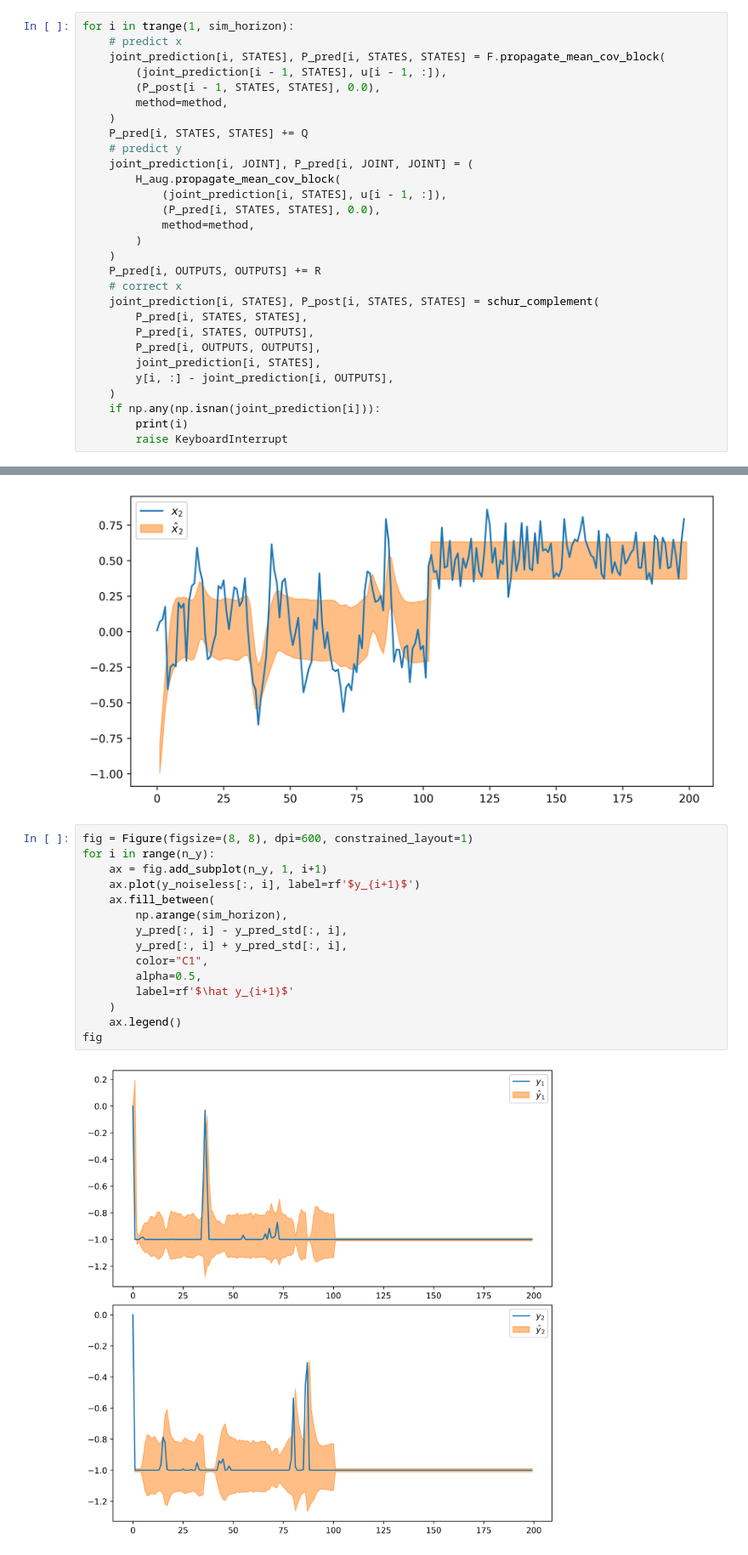
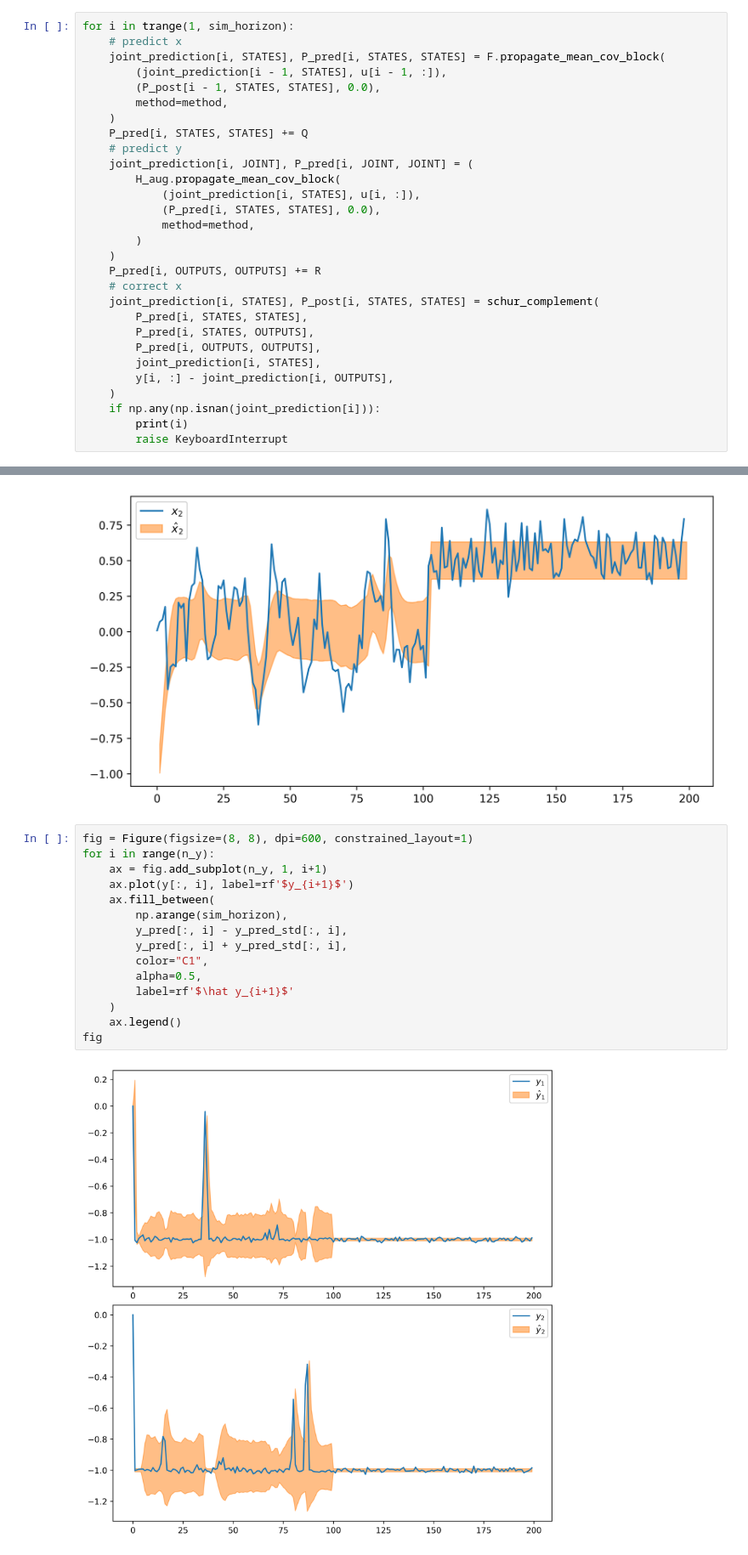
Before and after one commit to simontheflutist/neural-network-kalman, a Jupyter notebook: kalman-filter.ipynb, the cells around one changed output, grey strips where cells are left out. Shown at 85% size. Cells and saved outputs as stored; diff of their text form.

```diff
--- a/kalman-filter.ipynb
+++ b/kalman-filter.ipynb
@@ -191,7 +191,7 @@ for i in trange(1, sim_horizon):
     # predict y
     joint_prediction[i, JOINT], P_pred[i, JOINT, JOINT] = (
         H_aug.propagate_mean_cov_block(
-            (joint_prediction[i, STATES], u[i - 1, :]),
+            (joint_prediction[i, STATES], u[i, :]),
             (P_pred[i, STATES, STATES], 0.0),
             method=method,
         )
@@ -238,17 +238,17 @@ fig
 # %%
 fig = Figure(figsize=(8, 8), dpi=600, constrained_layout=1)
 for i in range(n_y):
     ax = fig.add_subplot(n_y, 1, i+1)
-    ax.plot(y_noiseless[:, i], label=rf'$y_{i+1}$')
+    ax.plot(y[:, i], label=rf'$y_{i+1}$')
     ax.fill_between(
         np.arange(sim_horizon),
         y_pred[:, i] - y_pred_std[:, i],
         y_pred[:, i] + y_pred_std[:, i],
         color="C1",
         alpha=0.5,
         label=rf'$\hat y_{i+1}$'
     )
     ax.legend()
 fig
 # %% [output]
-[figure, old version]
+[figure, new version]
```
Also changed, not shown: parts of 1 cell of this notebook.
